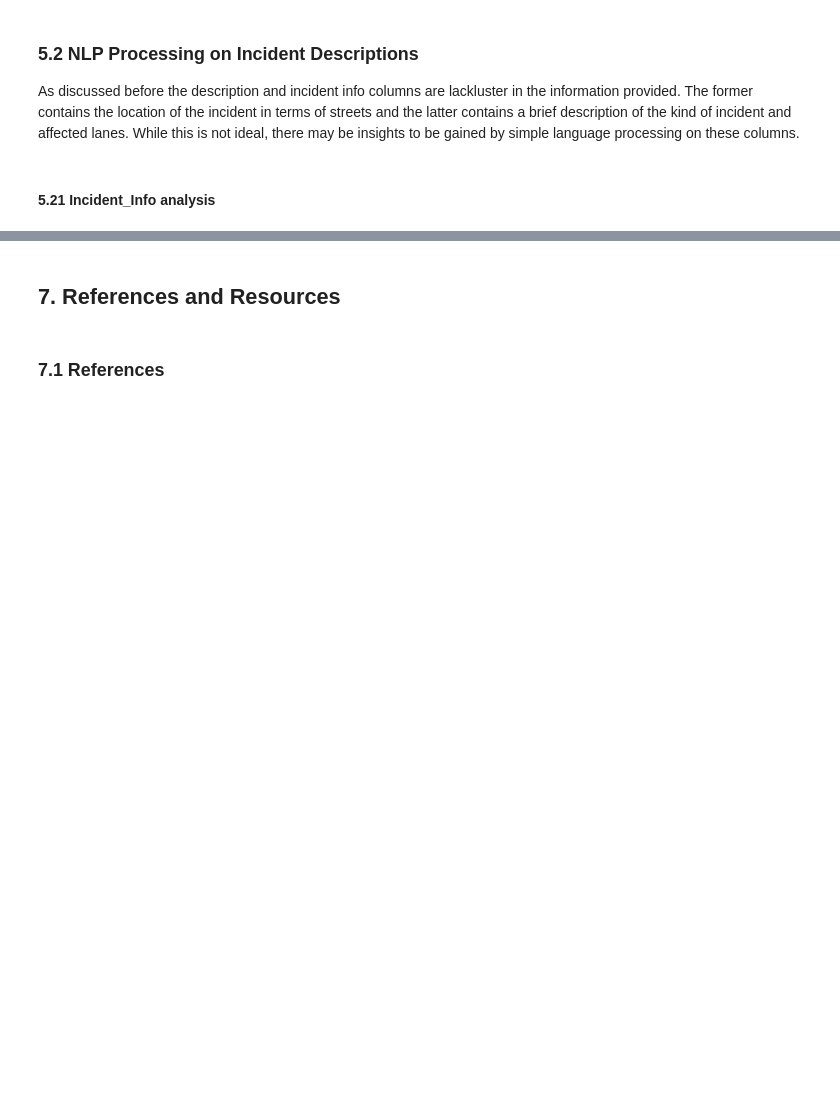
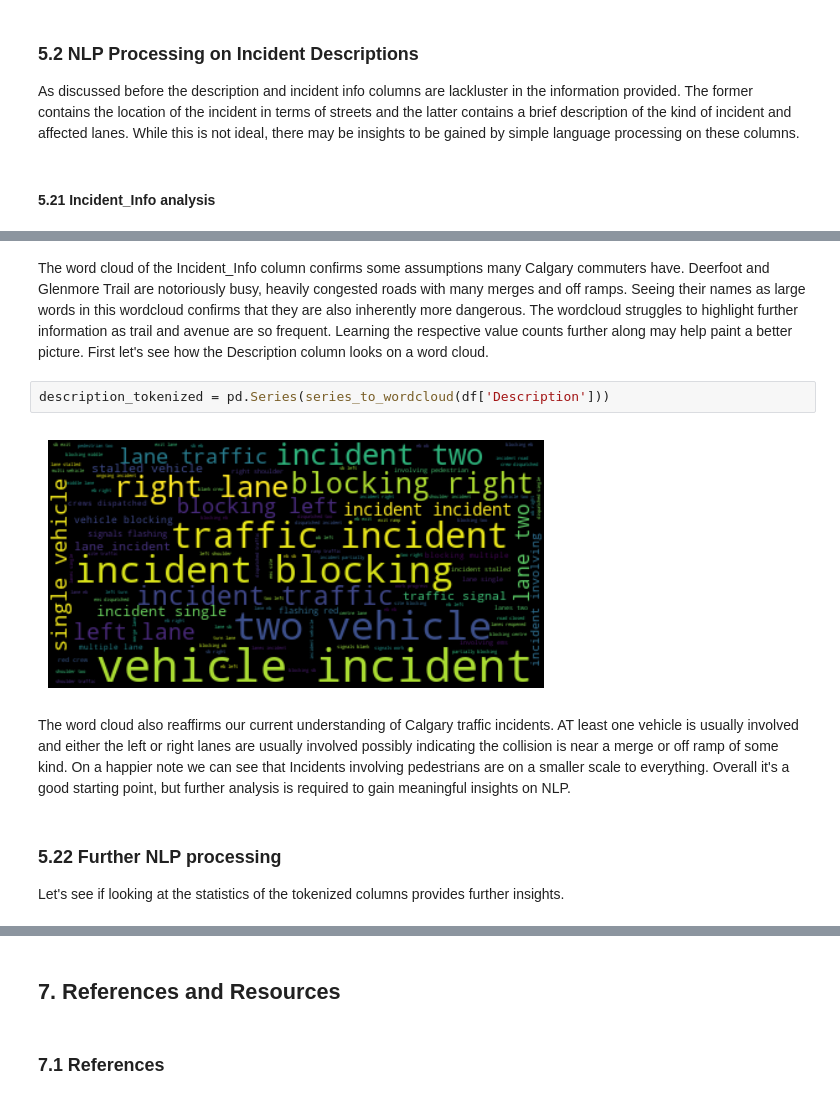
Before and after one commit to Gage-Fleming/City-of-Calgary-Data-Analysis, a Jupyter notebook: midterm.ipynb, the cells around one changed output, grey strips where cells are left out. Drawn from its saved outputs; the diff is of its cells as text; blank space fills up the shorter version.

```diff
--- a/midterm.ipynb
+++ b/midterm.ipynb
@@ -719,0 +704,12 @@ series_to_wordcloud(df['Description'])
+# %% [markdown]
+The word cloud of the Incident_Info column confirms some assumptions many Calgary commuters have. Deerfoot and Glenmore Trail are notoriously busy, heavily congested roads with many merges and off ramps. Seeing their names as large words in this wordcloud confirms that they are also inherently more dangerous. The wordcloud struggles to highlight further information as trail and avenue are so frequent. Learning the respective value counts further along may help paint a better picture. First let's see how the Description column looks on a word cloud.
+# %%
+description_tokenized = pd.Series(series_to_wordcloud(df['Description']))
+# %% [output]
+[figure, added]
+# %% [markdown]
+The word cloud also reaffirms our current understanding of Calgary traffic incidents. AT least one vehicle is usually involved and either the left or right lanes are usually involved possibly indicating the collision is near a merge or off ramp of some kind. On a happier note we can see that Incidents involving pedestrians are on a smaller scale to everything. Overall it's a good starting point, but further analysis is required to gain meaningful insights on NLP.
+# %% [markdown]
+### 5.22 Further NLP processing
+
+Let's see if looking at the statistics of the tokenized columns provides further insights.
```
Also changed, not shown: parts of 19 cells of this notebook.
